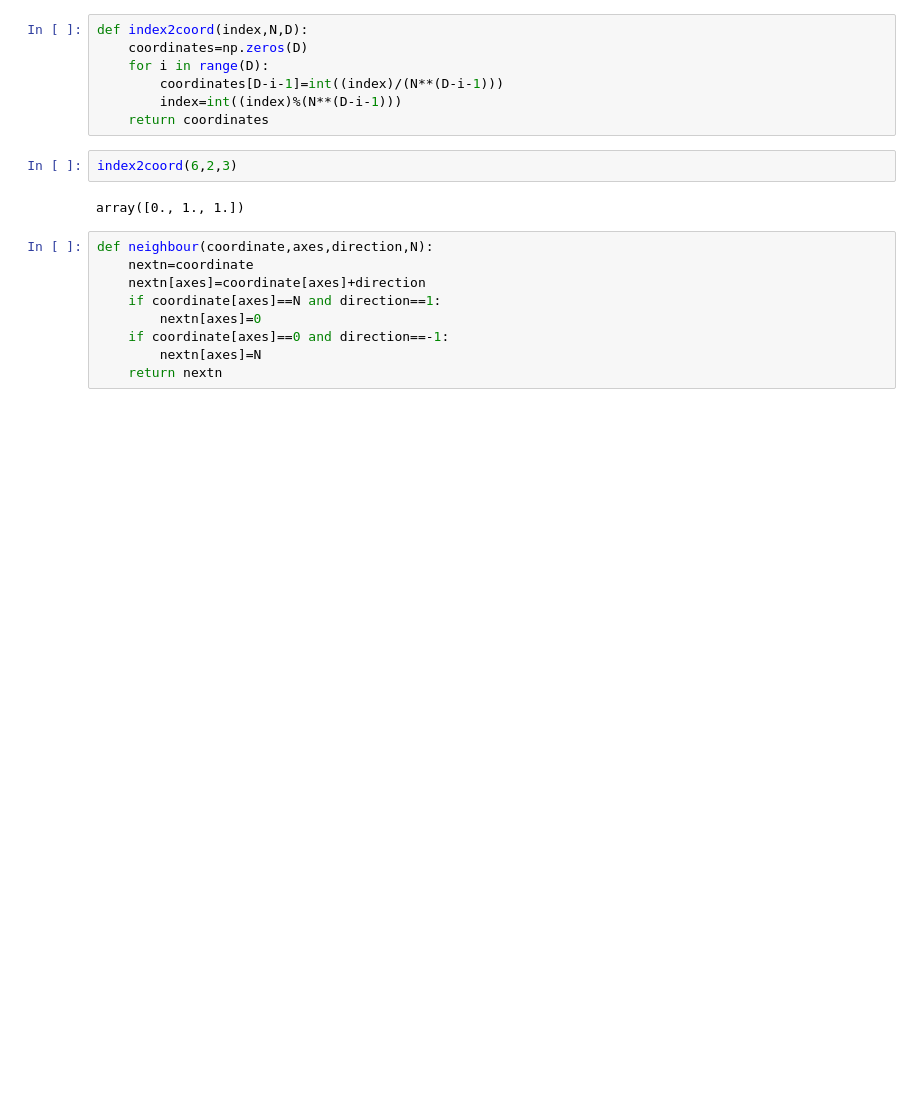
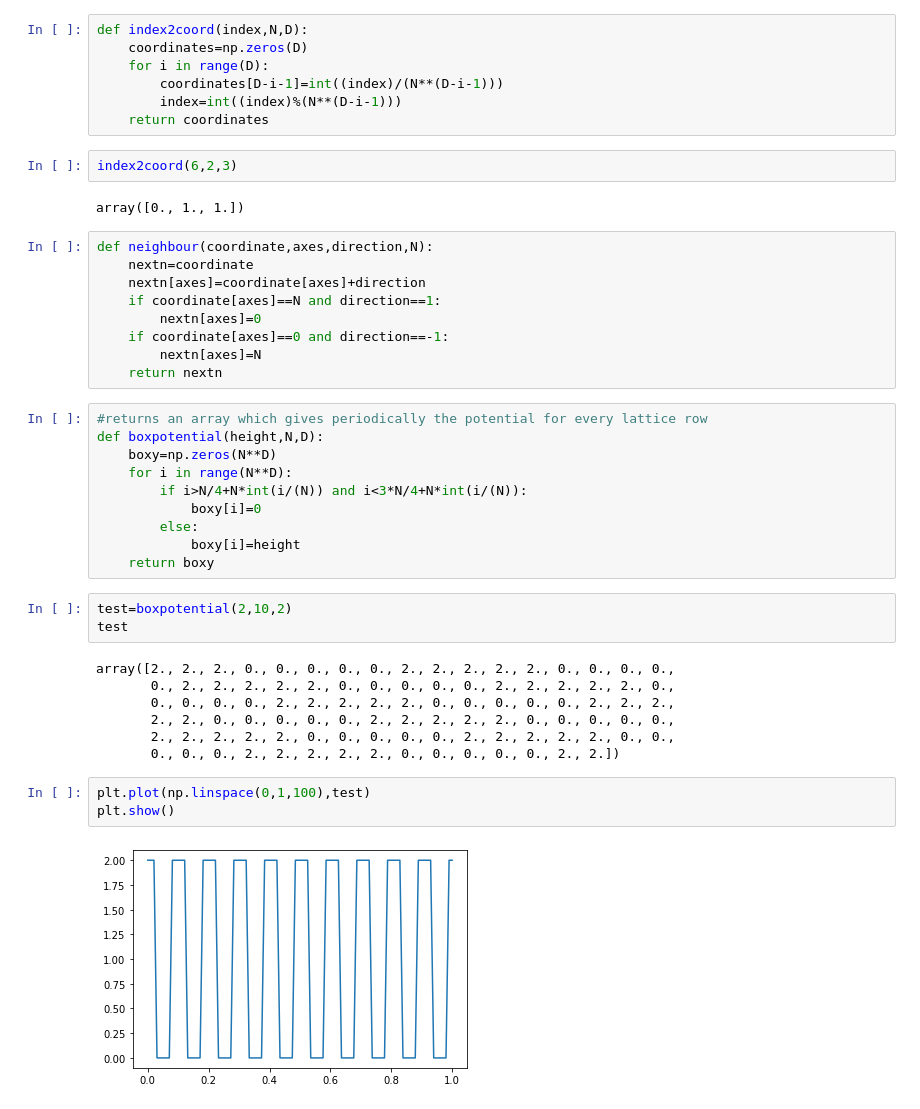
Before and after one commit to tisabe/CP2_QPP, a Jupyter notebook: Project2.ipynb, the cells around one changed output. Cells and saved outputs as stored; diff of their text form; blank space fills up the shorter version.

```diff
--- a/Project2.ipynb
+++ b/Project2.ipynb
@@ -102,3 +96,28 @@ def neighbour(coordinate,axes,direction,N):
     if coordinate[axes]==0 and direction==-1:
         nextn[axes]=N
     return nextn
+# %%
+#returns an array which gives periodically the potential for every lattice row
+def boxpotential(height,N,D):
+    boxy=np.zeros(N**D)
+    for i in range(N**D):
+        if i>N/4+N*int(i/(N)) and i<3*N/4+N*int(i/(N)):
+            boxy[i]=0
+        else:
+            boxy[i]=height
+    return boxy
+# %%
+test=boxpotential(2,10,2)
+test
+# %% [output]
+array([2., 2., 2., 0., 0., 0., 0., 0., 2., 2., 2., 2., 2., 0., 0., 0., 0.,
+       0., 2., 2., 2., 2., 2., 0., 0., 0., 0., 0., 2., 2., 2., 2., 2., 0.,
+       0., 0., 0., 0., 2., 2., 2., 2., 2., 0., 0., 0., 0., 0., 2., 2., 2.,
+       2., 2., 0., 0., 0., 0., 0., 2., 2., 2., 2., 2., 0., 0., 0., 0., 0.,
+       2., 2., 2., 2., 2., 0., 0., 0., 0., 0., 2., 2., 2., 2., 2., 0., 0.,
+       0., 0., 0., 2., 2., 2., 2., 2., 0., 0., 0., 0., 0., 2., 2.])
+# %%
+plt.plot(np.linspace(0,1,100),test)
+plt.show()
+# %% [output]
+[figure, added]
```
Also changed, not shown: parts of 3 cells of this notebook.
